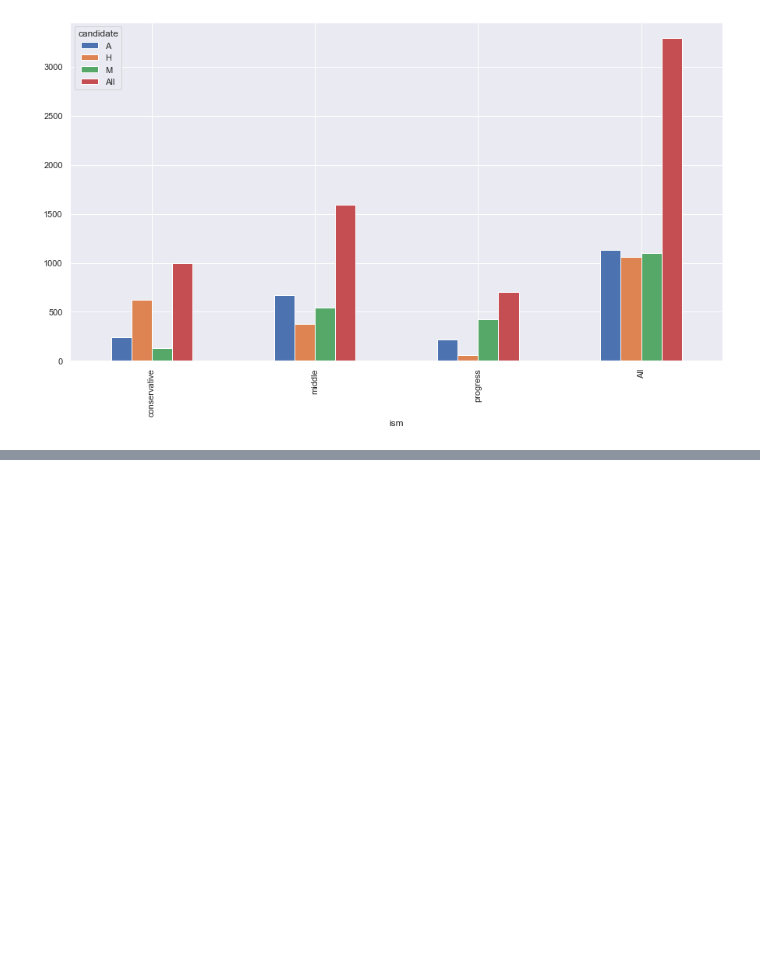
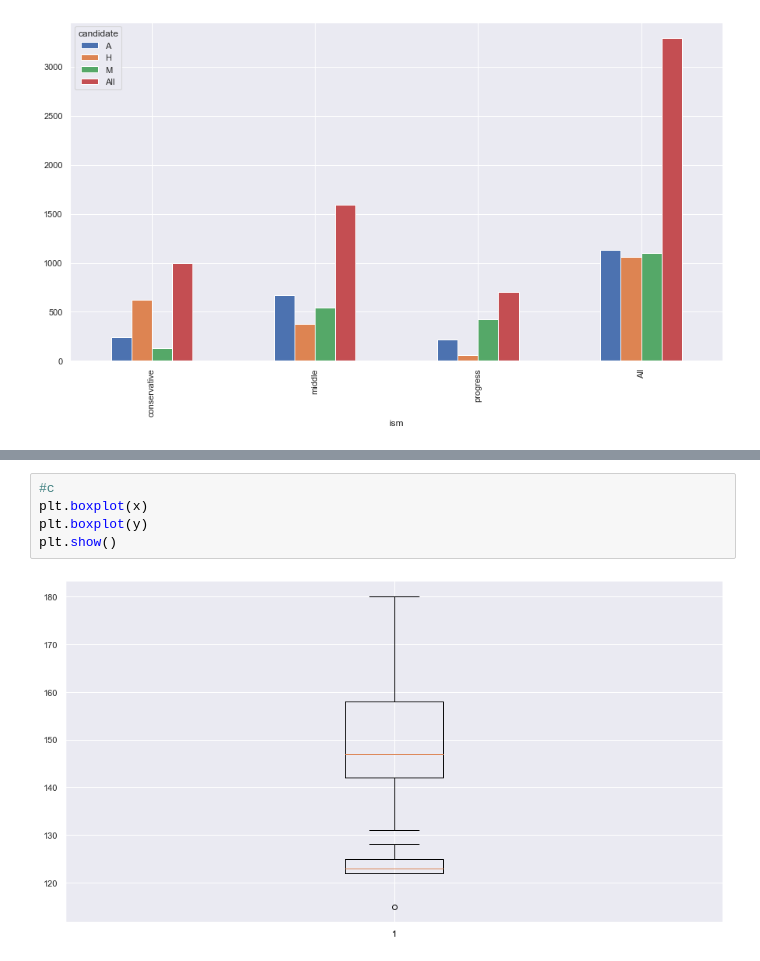
Before and after one commit to johanjun/study_datascienceandpython, a Jupyter notebook: python_stats/6_bivariate.ipynb, the cells around one changed output, grey strips where cells are left out. Saved outputs shown, nothing was run; the diff lists cells and outputs as text; blank space fills up the shorter version.

```diff
--- a/python_stats/6_bivariate.ipynb
+++ b/python_stats/6_bivariate.ipynb
@@ -152,0 +178,7 @@ pd.pivot_table(data=df, index='ism', columns='candidate', values='freq', margins
+# %%
+#c
+plt.boxplot(x)
+plt.boxplot(y)
+plt.show()
+# %% [output]
+[figure, added]
```
Also changed, not shown: parts of 16 cells of this notebook.
